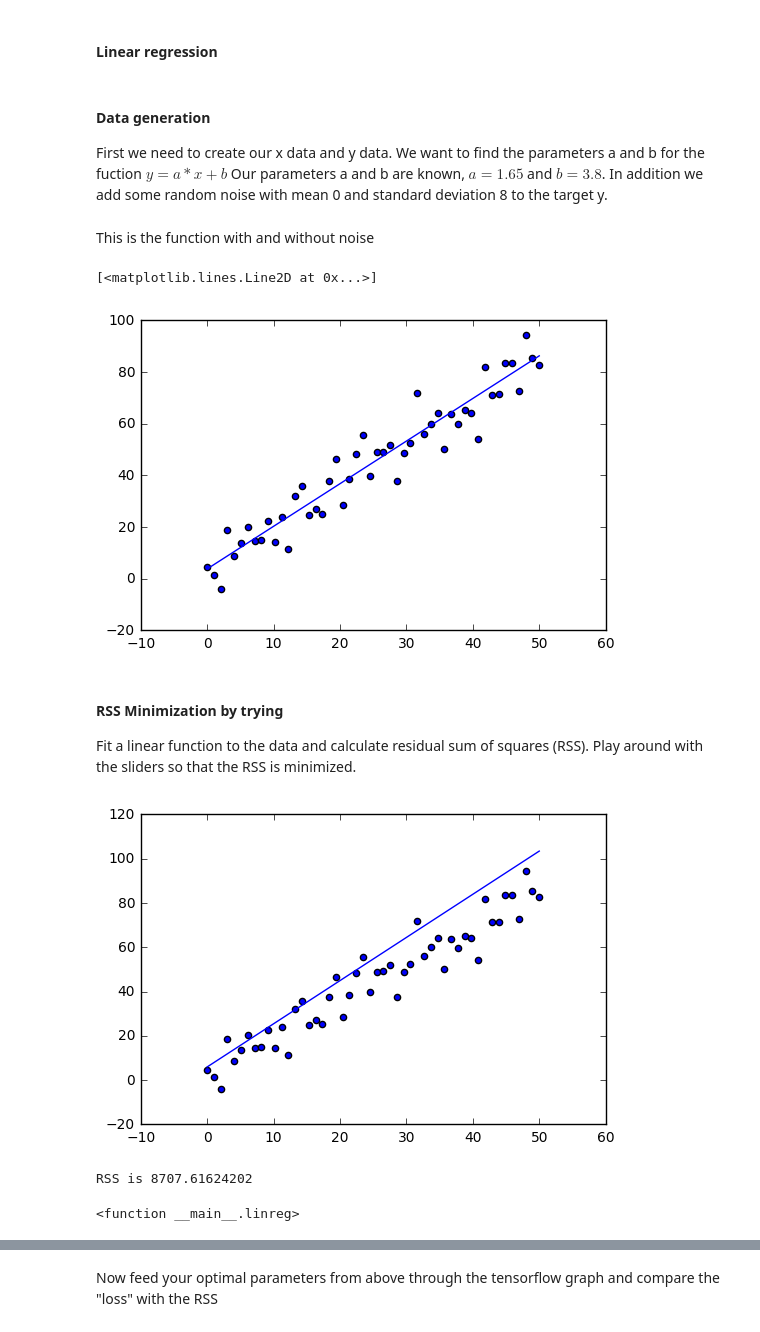
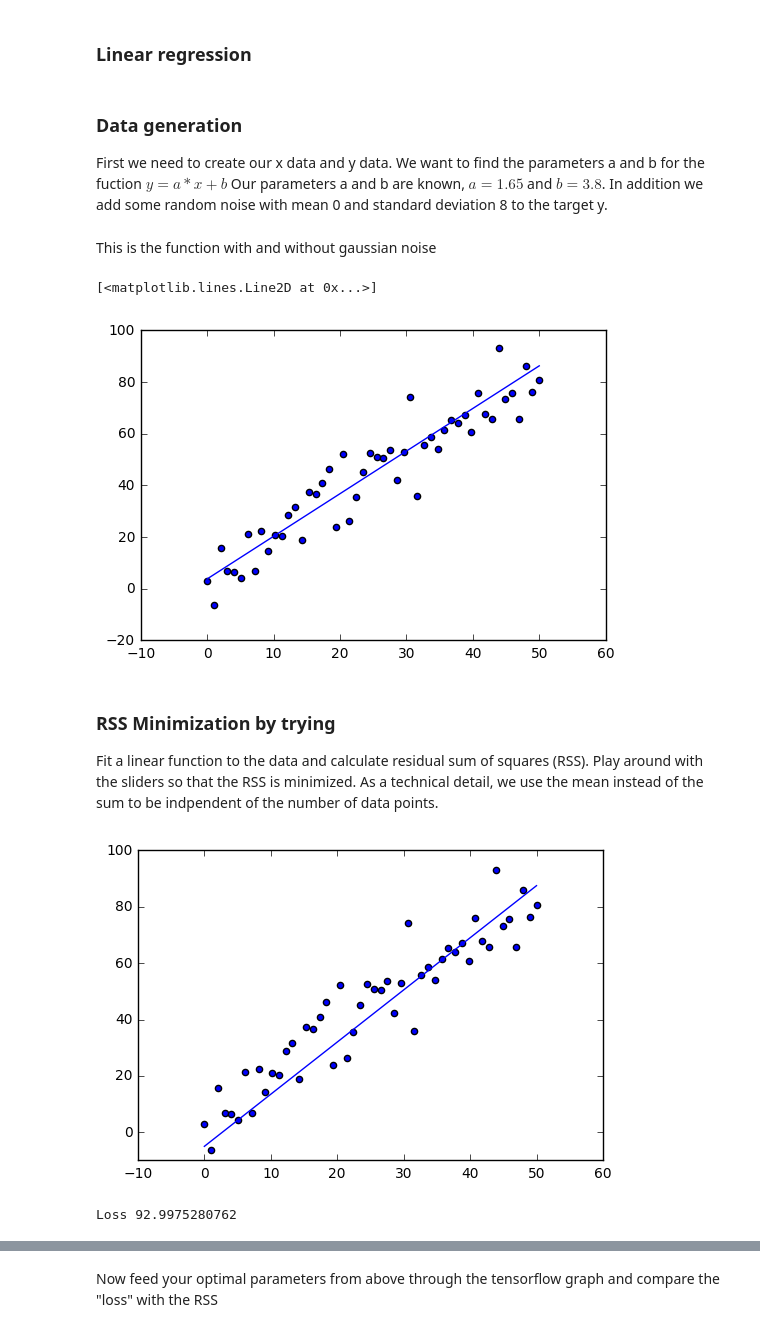
Before and after one commit to tensorchiefs/dl_course, a Jupyter notebook: notebooks/Linreg_with_slider.ipynb, the cells around one changed output, grey strips where cells are left out. Cells and saved outputs as stored; diff of their text form; code cells hidden in the pictures.

```diff
--- a/notebooks/Linreg_with_slider.ipynb
+++ b/notebooks/Linreg_with_slider.ipynb
@@ -1,5 +1,5 @@
 # %% [markdown]
-#### Linear regression
+### Linear regression
 # %%
 import tensorflow as tf
 import numpy as np
@@ -7,33 +7,36 @@ import matplotlib.pyplot as plt
 %matplotlib inline
 from ipywidgets import *
 # %% [markdown]
-#### Data generation
+### Data generation
 First we need to create our x data and y data. We want to find the parameters a and b for the fuction $y = a*x + b $ Our parameters a and b are known, $a = 1.65$ and $b = 3.8$. In addition we add some random noise with mean 0 and standard deviation 8 to the target y.
 # %%
+np.random.seed(seed=22)
 N = 50
 x_data = (np.linspace(0,50,N)).astype('float32')
-y_data = (1.65 * x_data + 3.8 + np.random.normal(0,8,N)).astype('float32')
+y_data = ((1.65 * x_data) + 3.8 + np.random.normal(0,8,N)).astype('float32')
 # %% [markdown]
-This is the function with and without noise
+This is the function with and without gaussian noise
 # %%
 plt.scatter(x_data,y_data)
-plt.plot(x_data,1.65*x_data+3.8)
+plt.plot(x_data,(1.65*x_data)+3.8)
 # %% [output]
 [<matplotlib.lines.Line2D at 0x...>]
-[figure, old version]
+[figure, new version]
 # %% [markdown]
-#### RSS Minimization by trying
-Fit a linear function to the data and calculate residual sum of squares (RSS). Play around with the sliders so that the RSS is minimized.
+### RSS Minimization by trying
+
+Fit a linear function to the data and calculate residual sum of squares (RSS). Play around with the sliders so that the RSS is minimized. As a technical detail, we use the mean instead of the sum to be indpendent of the number of data points.
 # %%
 def linreg(a,b):
     plt.scatter(x_data,y_data)
     plt.plot(x_data,a*x_data+b)
+    plt.xlim((-10, 60))
+    plt.ylim((-10, 100))
     plt.show()
-    print("RSS is {}".format(sum(np.square(y_data-(a*x_data+b)))))
+    print("Loss {}".format(np.mean(np.square(y_data-(a*x_data+b)))))
 
-interact(linreg,a=(0,5,0.05),b=(2,10,0.05))
+interact(linreg,a=(-5,5,0.05),b=(-50,50,1))
 # %% [output]
-[figure, old version]
+[figure, new version]
-RSS is 8707.61624202
+Loss 92.9975280762
-<function __main__.linreg>
 # %% [markdown]
```
Also changed, not shown: parts of 6 cells of this notebook, 1 other file.
